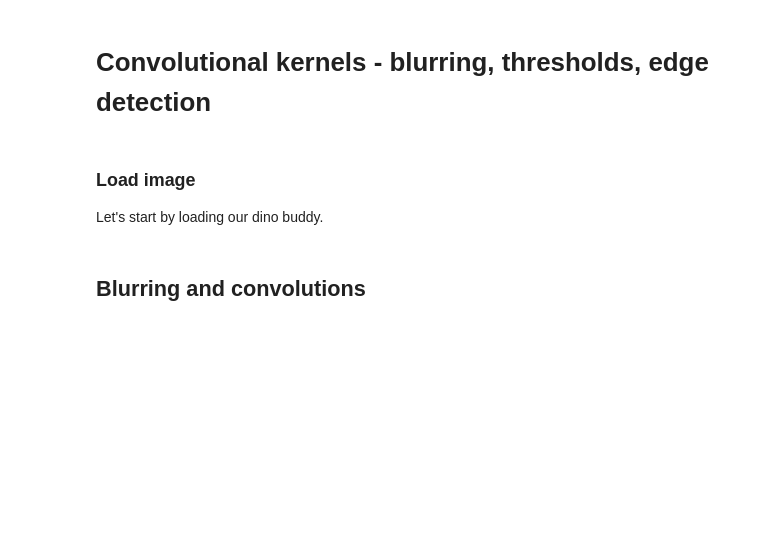
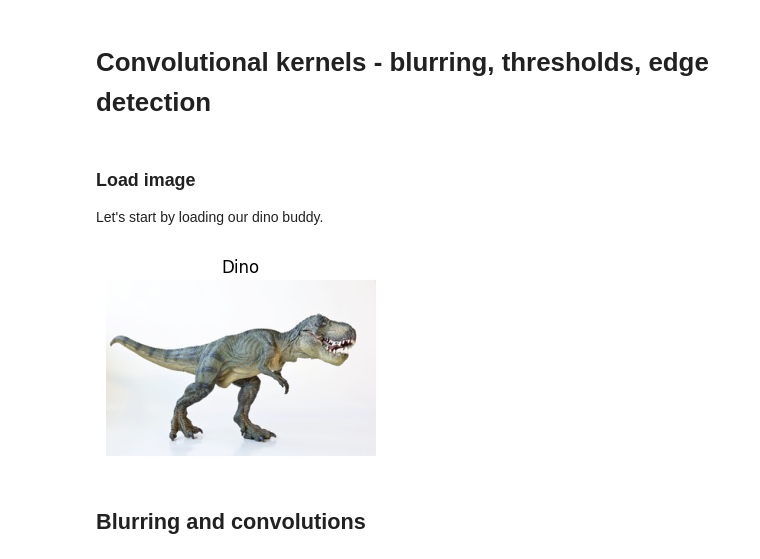
Before and after one commit to CDS-AU-DK/cds-visual, a Jupyter notebook: nbs/session4_inclass_rdkm.ipynb, the cells around one changed output. Saved outputs shown, nothing was run; the diff lists cells and outputs as text; code cells hidden in the pictures; blank space fills up the shorter version.

```diff
--- a/nbs/session4_inclass_rdkm.ipynb
+++ b/nbs/session4_inclass_rdkm.ipynb
@@ -19,7 +19,9 @@ filename = os.path.join("..", "data", "img", "trex.png")
 # %%
 image = cv2.imread(filename)
 # %%
-jimshow(image, "Dino")
+show(image, "Dino")
+# %% [output]
+[figure, added]
 # %% [markdown]
 ## Blurring and convolutions
 # %% [markdown]
```
Also changed, not shown: parts of 1 cell of this notebook, 1 other file.
